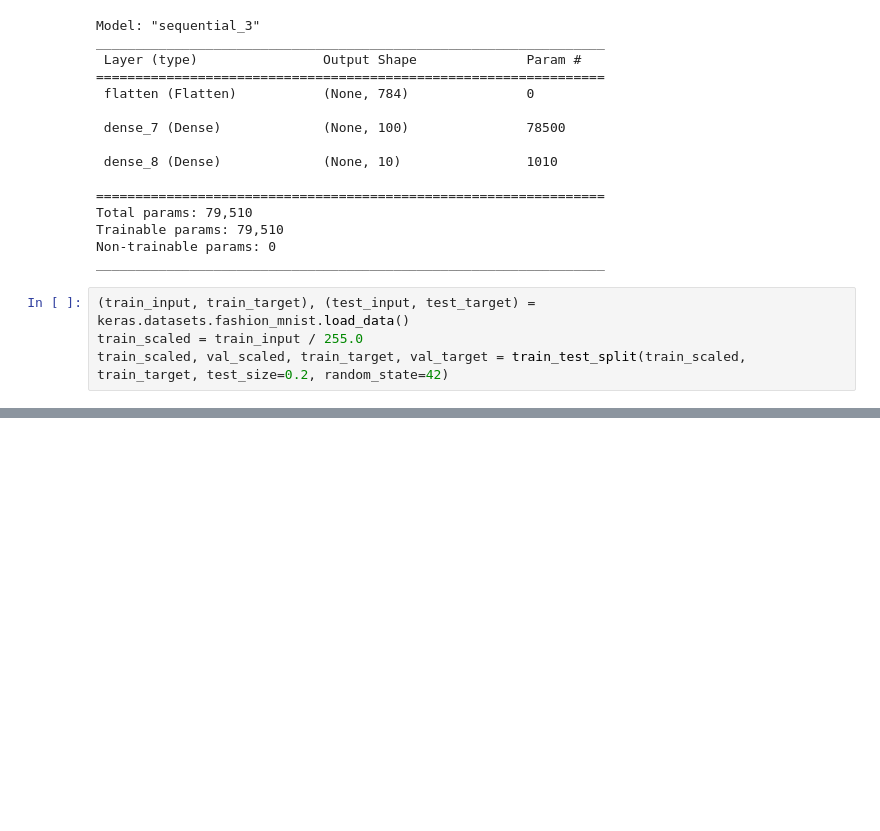
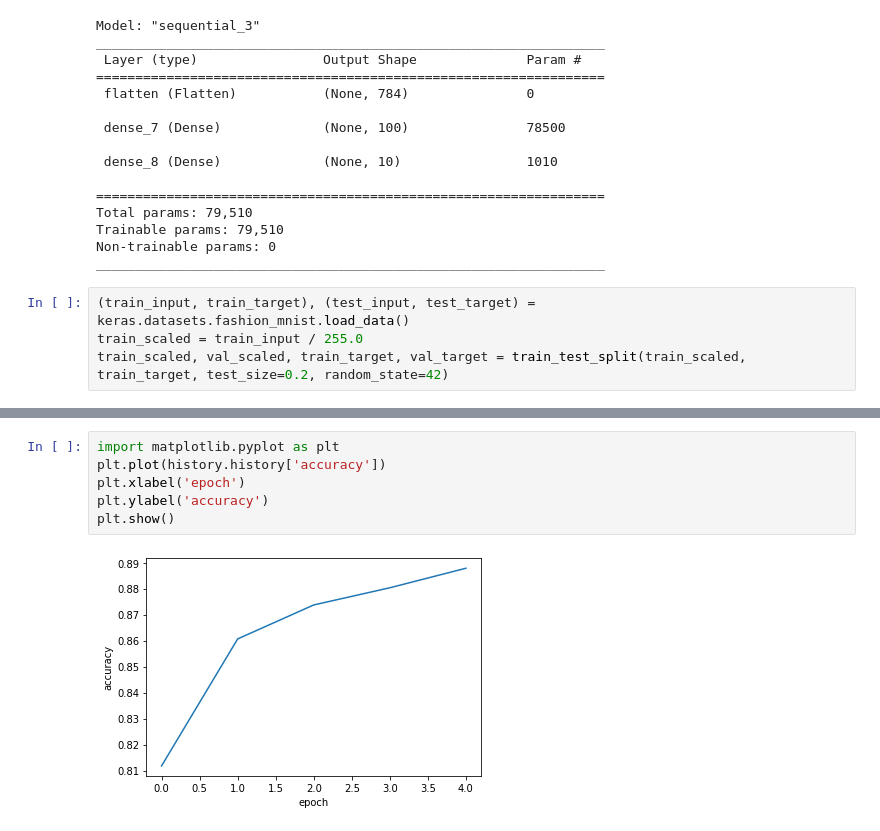
Before and after one commit to jiyun-kong/ML, a Jupyter notebook: ch7_DeepLearning.ipynb, the cells around one changed output, grey strips where cells are left out. Cells and saved outputs as stored; diff of their text form; blank space fills up the shorter version.

```diff
--- a/ch7_DeepLearning.ipynb
+++ b/ch7_DeepLearning.ipynb
@@ -388,0 +481,8 @@ model.evaluate(val_scaled, val_target)
+# %%
+import matplotlib.pyplot as plt
+plt.plot(history.history['accuracy'])
+plt.xlabel('epoch')
+plt.ylabel('accuracy')
+plt.show()
+# %% [output]
+[figure, added]
```
Also changed, not shown: parts of 41 cells of this notebook.
